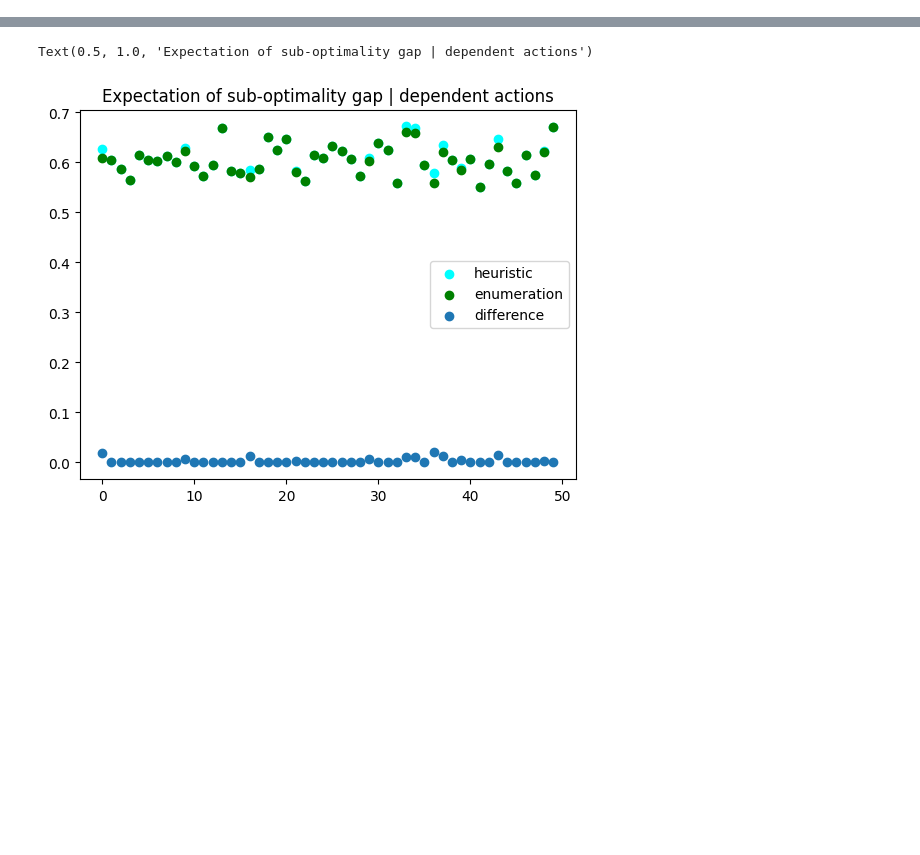
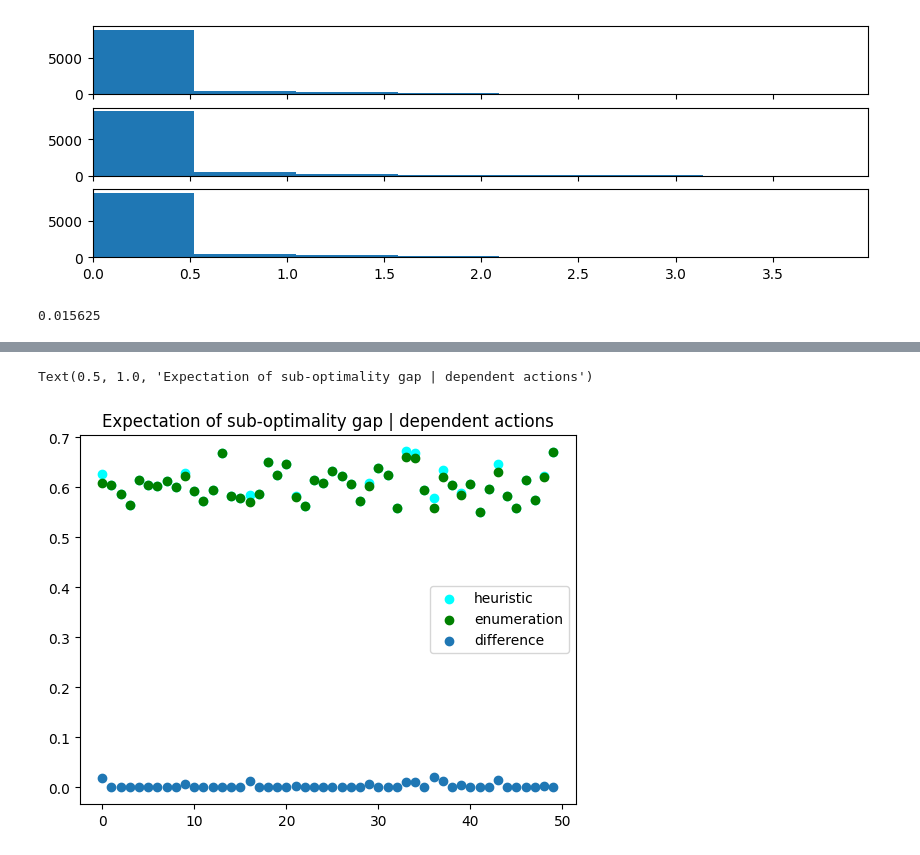
Before and after one commit to Quan-Zhou/MAB, a Jupyter notebook: suboptimality.ipynb, the cells around one changed output, grey strips where cells are left out. Drawn from its saved outputs; the diff is of its cells as text; code cells hidden in the pictures; blank space fills up the shorter version.

```diff
--- a/suboptimality.ipynb
+++ b/suboptimality.ipynb
@@ -4,0 +7,5 @@ from itertools import combinations
+# %%
+d=1
+E=1/3
+U=E+math.sqrt(2)/2*math.log(2/d)
+print(U)
@@ -124,0 +274,18 @@ class suboptimality:
+# %%
+trial=suboptimality(M,K,delta)
+bounds=trial.bounds(1-delta/2)
+f,ax=plt.subplots(3,figsize=(10,3),sharex=True)
+ax[0].hist(trial.plotdata(trial.enumeration()[0]))
+A,i,c=trial.bound_enumeration()
+ax[1].hist(trial.plotdata(A))
+ax[2].hist(trial.plotdata([i for i in range(M) if sorted(bounds,reverse=True).index(bounds[i])<K]))
+ax[0].set_xlim([0,c])
+# ax[1].set_xlim([0,c])
+plt.show()
+# %% [output]
+[figure, added]
+# %%
+K=7
+(1/2)**(K-1)
+# %% [output]
+0.015625
```
Also changed, not shown: parts of 33 cells of this notebook, 2 other files.
